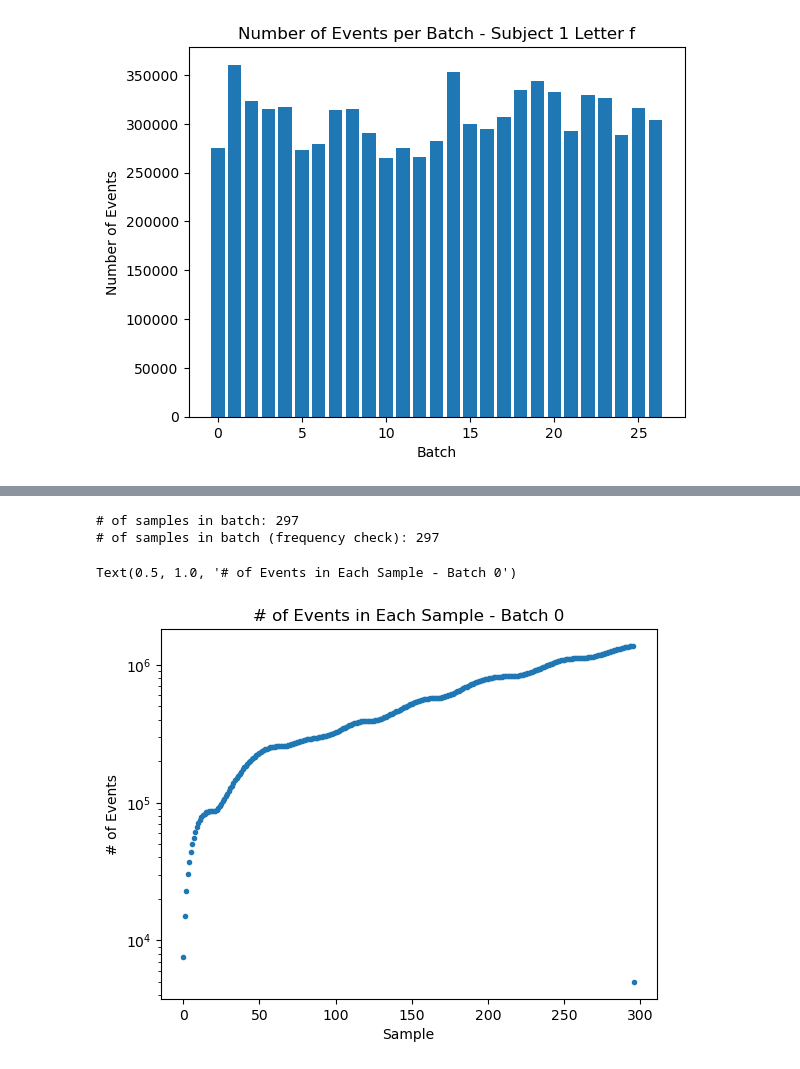
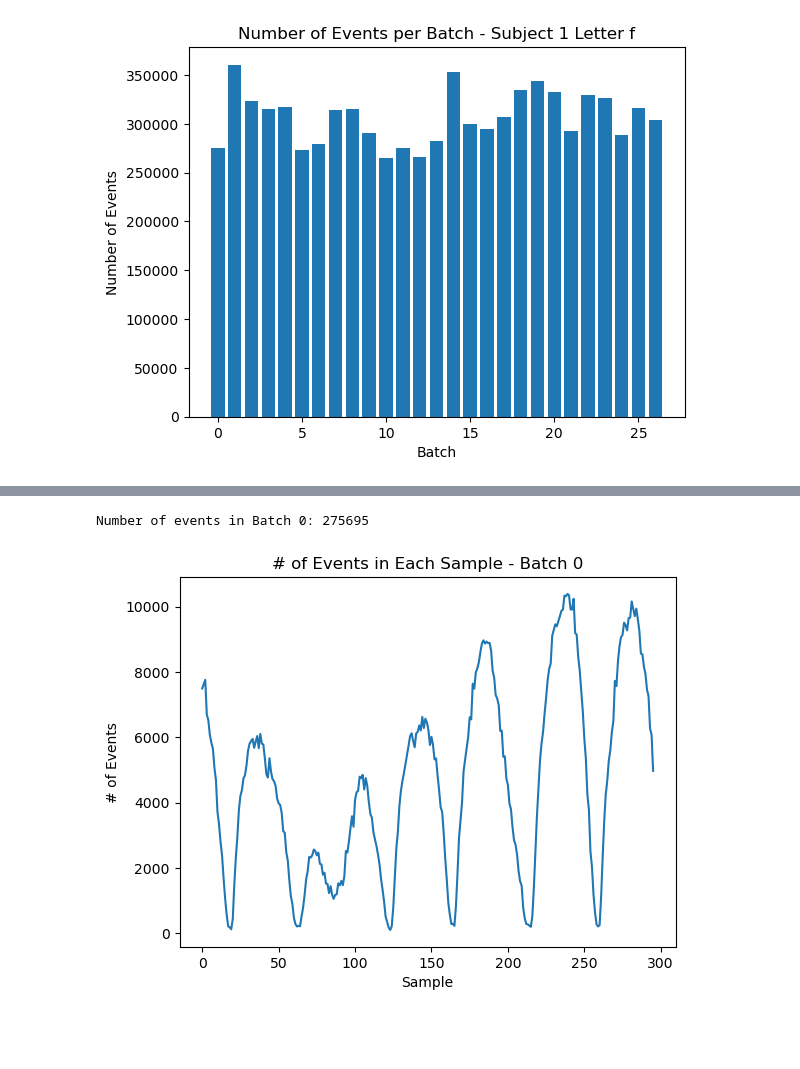
Before and after one commit to patelria007/COSC525_ASL_SNN, a Jupyter notebook: utils/data_analysis.ipynb, the cells around one changed output, grey strips where cells are left out. Drawn from its saved outputs; the diff is of its cells as text; code cells hidden in the pictures; blank space fills up the shorter version.

Commit message:
more data analysis + batching

```diff
--- a/utils/data_analysis.ipynb
+++ b/utils/data_analysis.ipynb
@@ -29,4 +7,0 @@ GIF = False
-# %%
-recording = dv.io.MonoCameraRecording(AEDAT)
-record_duration = getRecordingDuration(recording)
-print(f"Recording duration: {record_duration / 1e6} secs")
@@ -81,0 +122,17 @@ batches
+# %%
+# General settings
+subject = 1
+letter = 'f'
+AEDAT = f"../data/aedat/subject{subject}/{letter}.aedat4"
+CSV = f"../data/csv/subject{subject}/{letter}_events.csv"
+TESTING = True
+
+# Set time to split recording
+batch_time = int(3e6) # Batch of 3 seconds worth of events
+# %%
+recording = dv.io.MonoCameraRecording(AEDAT) # Read in whole entire recording
+metadata = split_recording(recording, batch_time, TESTING) # Track metadata - resolution, batch_size, num_batches, t0, t1
+batches = get_batches(recording, metadata)
+df = pd.read_csv(CSV) # Read entire CSV from converted AEDAT4.0 file
+
+batches.iloc[:5] # Print first 5 rows of DataFrame
@@ -87,10 +155,3 @@ plt.ylabel("Number of Events")
 # %% [output]
 Text(0, 0.5, 'Number of Events')
 [figure]
-# %%
-# batch = recording.getEventsTimeRange(batches['t0'].iloc[0], batches['t1'].iloc[0])
-df = pd.read_csv(f"../data/csv/subject{subject}/{letter}_events.csv")
-num_events = batches['num_events'].iloc[0]
-print(f"Number of events in Batch 0:", num_events)
-batch0 = df.loc[:num_events]
-batch0
@@ -112,28 +158,8 @@ Number of events in Batch 0: 275695
-# %%
-t0s = np.array(list(batch0[batch0['Unnamed: 0'] == 0].index))
-print("# of samples in batch:", len(t0s))
-
-sample_freq = []
-for i, t in enumerate(t0s):
-    if i+1 < len(t0s):
-        sample = batch0.iloc[:t0s[i+1]]
-    else:
-        sample = batch0.iloc[t0s[i]:]
-
-    sample_freq.append(sample.size)
-
-sample_freq = np.array(sample_freq)
-print("# of samples in batch (frequency check):", len(sample_freq))
-# %% [output]
-# of samples in batch: 297
-# of samples in batch (frequency check): 297
-# %%
-x = np.arange(len(sample_freq))
-plt.scatter(x, sample_freq, marker='.')
-plt.yscale('log')
-plt.xlabel("Sample")
-plt.ylabel("# of Events")
-plt.title("# of Events in Each Sample - Batch 0")
-# %% [output]
-Text(0.5, 1.0, '# of Events in Each Sample - Batch 0')
-[figure, removed]
+# %%
+batchN = 0
+batch = get_batch_indices(df, batches, batchN, TESTING)
+sample_freqN, _ = get_sample_freq_from_batch(batch, metadata)
+plot_sample_freq(sample_freqN, batchN)
+# %% [output]
+Number of events in Batch 0: 275695
+[figure, added]
```
Also changed, not shown: parts of 10 cells of this notebook, 1 other file.
